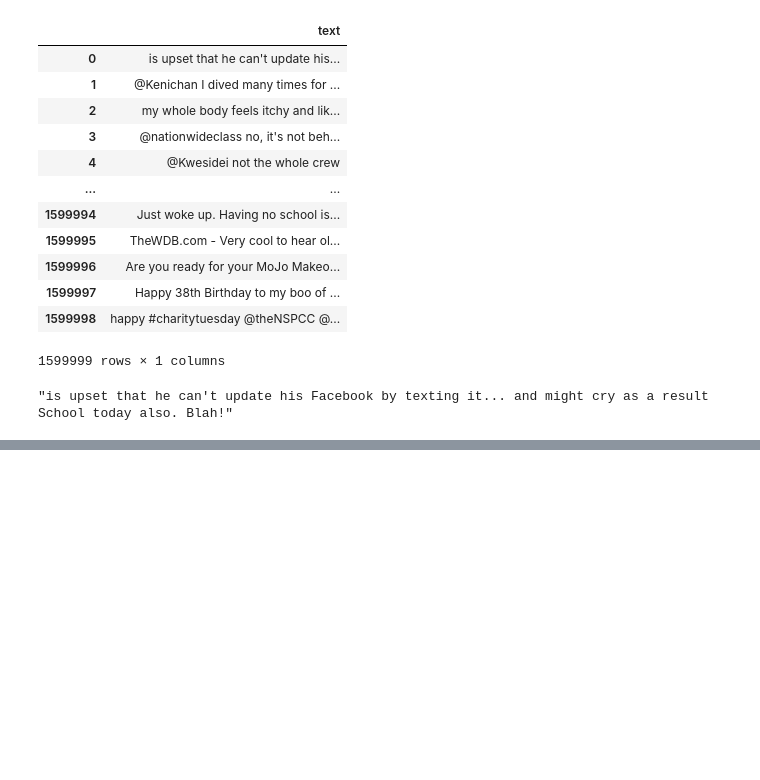
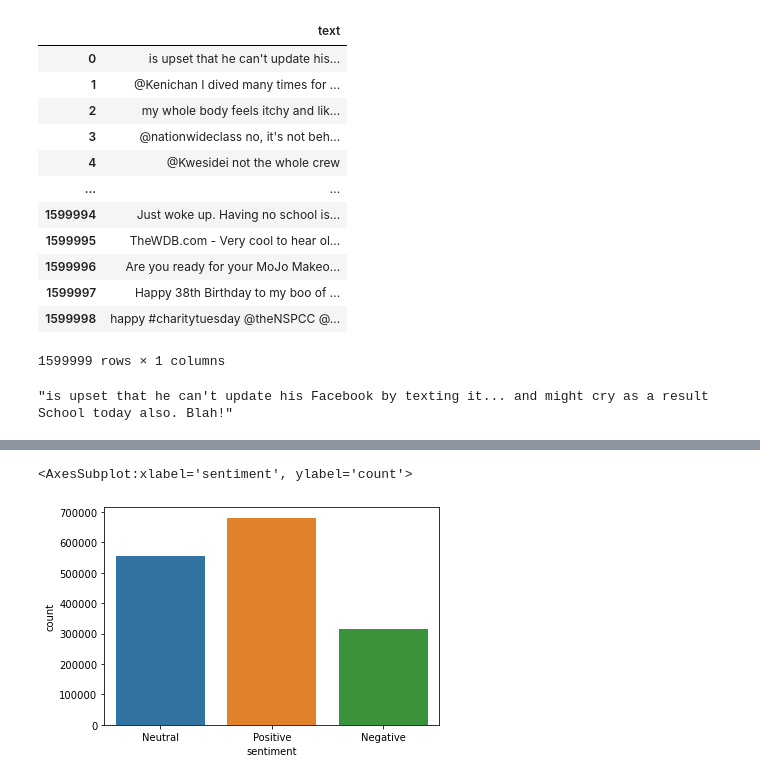
Before and after one commit to Chepngeno-langat/ML-Models, a Jupyter notebook: Sentiment Analysis/twitter sentiment analysis.ipynb, the cells around one changed output, grey strips where cells are left out. Saved outputs shown, nothing was run; the diff lists cells and outputs as text; code cells hidden in the pictures; blank space fills up the shorter version.

Commit message:
checking for text polarity

```diff
--- a/Sentiment Analysis/twitter sentiment analysis.ipynb
+++ b/Sentiment Analysis/twitter sentiment analysis.ipynb
@@ -103,0 +122,11 @@ text_df.text = text_df['text'].apply(data_processing)
+# %%
+# to perform stemming -Stemming is a technique used to reduce an inflected word down to its word stem
+from nltk.stem import PorterStemmer
+
+stemmer = PorterStemmer()
+def stemming(data):
+    text = [stemmer.stem(word) for word in data]
+    return data
+# %%
+text_df['text'] = text_df['text'].apply(lambda x: stemming(x))
+text_df
@@ -103,0 +152,7 @@ text_df.text = text_df['text'].apply(data_processing)
+# %%
+#calculate the polarity of the sentences
+from textblob import TextBlob
+
+def polarity(text):
+    return TextBlob(text).sentiment.polarity
+text_df['polarity'] = text_df['text'].apply(polarity)
@@ -103,0 +181,11 @@ text_df.text = text_df['text'].apply(data_processing)
+# %%
+def sentiment(label):
+    if label < 0:
+        return "Negative"
+    elif label > 0:
+        return "Positive"
+    else:
+        return "Neutral"
+
+text_df['sentiment'] = text_df['polarity'].apply(sentiment)
+text_df
@@ -103,0 +211,8 @@ text_df.text = text_df['text'].apply(data_processing)
+# %%
+#visualize the sentiment distibution
+import seaborn as sns
+
+sns.countplot(x='sentiment' , data = text_df)
+# %% [output]
+<AxesSubplot:xlabel='sentiment', ylabel='count'>
+[figure, added]
```
Also changed, not shown: parts of 7 cells of this notebook.
